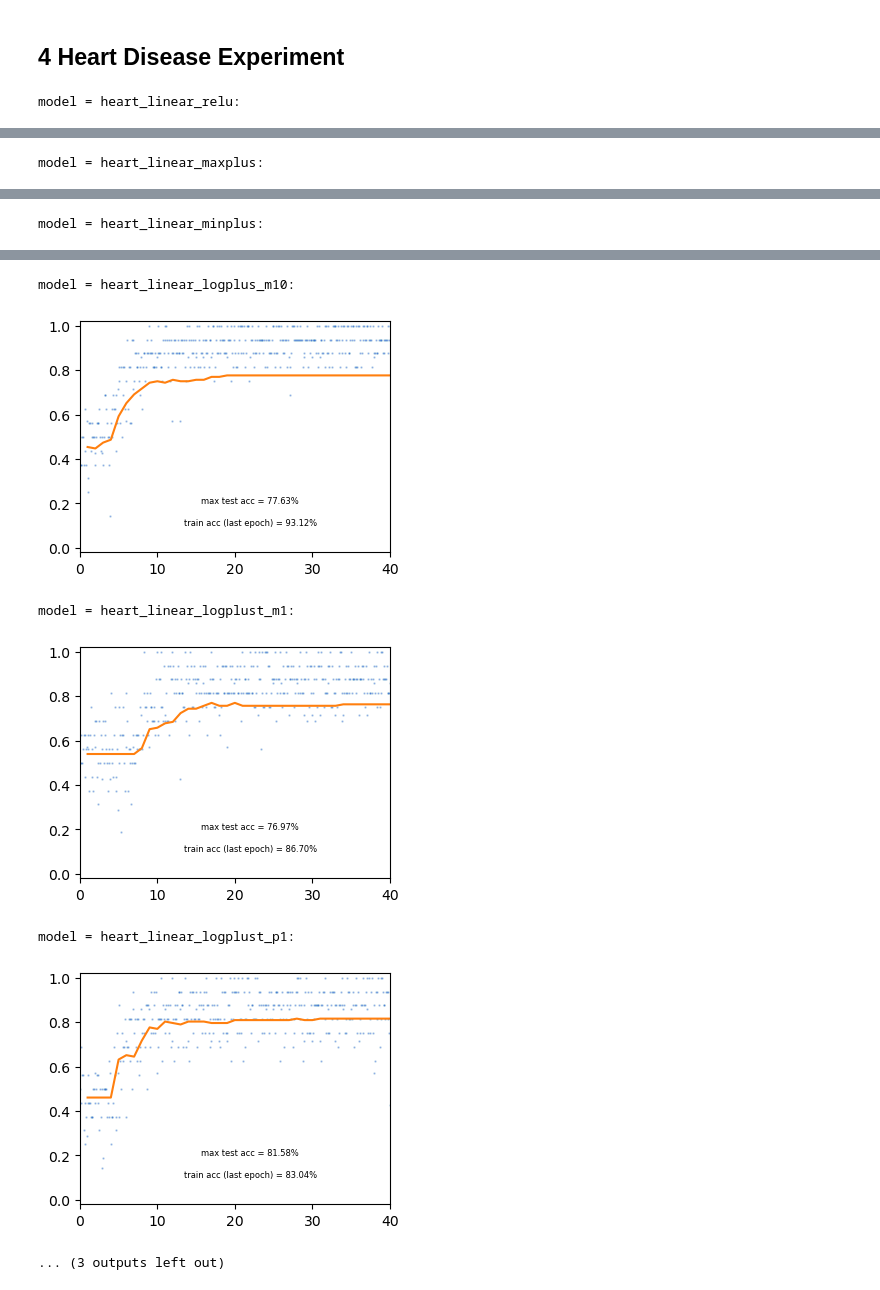
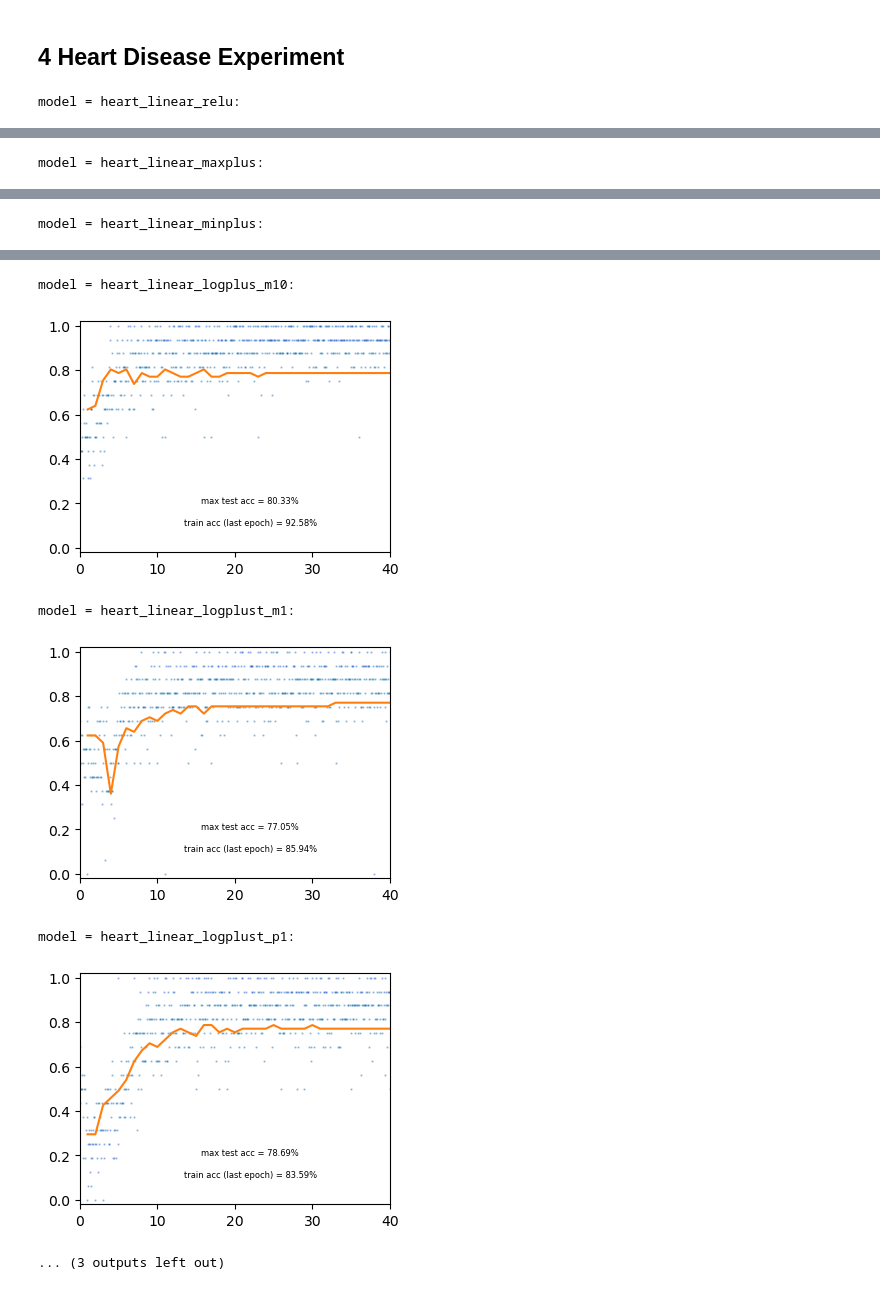
Before and after one commit to bmnsmets/semitorch, a Jupyter notebook: experiments/article-fullyconnected-heart.ipynb, the cells around one changed output, grey strips where cells are left out. Saved outputs shown, nothing was run; the diff lists cells and outputs as text; code cells hidden in the pictures.

Commit message:
fc heart experiment

```diff
--- a/experiments/article-fullyconnected-heart.ipynb
+++ b/experiments/article-fullyconnected-heart.ipynb
@@ -94,7 +93,7 @@ print(
 heart_x = (heart_x - torch.mean(heart_x, dim=0)).div(torch.std(heart_x, dim=0))
 
 heart_train, heart_test = split_dataset(
-    torch.utils.data.TensorDataset(heart_x, heart_y), train_ratio=0.5
+    torch.utils.data.TensorDataset(heart_x, heart_y), train_ratio=0.8
 )
 # %% [output]
 Heart disease dataset: input features = 13, classes = 2, samples = 303
@@ -352,7 +351,7 @@ def train(model, device, trainloader, testloader, optimizer, scheduler, loss, ep
 # %% [markdown]
 ## 4 Heart Disease Experiment
 # %%
-heart_model_width = 32 # must be even for the number of parameters to match
+heart_model_width = 48 # must be even for the number of parameters to match
 
 heart_linear_relu = LinearReLU(
     heart_num_features, heart_num_classes, width=heart_model_width
@@ -434,7 +433,7 @@ model = heart_linear_minplus:
 model = heart_linear_logplus_m10:
-[figure, old version]
+[figure, new version]
 model = heart_linear_logplust_m1:
-[figure, old version]
+[figure, new version]
 model = heart_linear_logplust_p1:
-[figure, old version]
+[figure, new version]
 ... (3 outputs left out)
```
Also changed, not shown: parts of 3 cells of this notebook, 3 other files.
